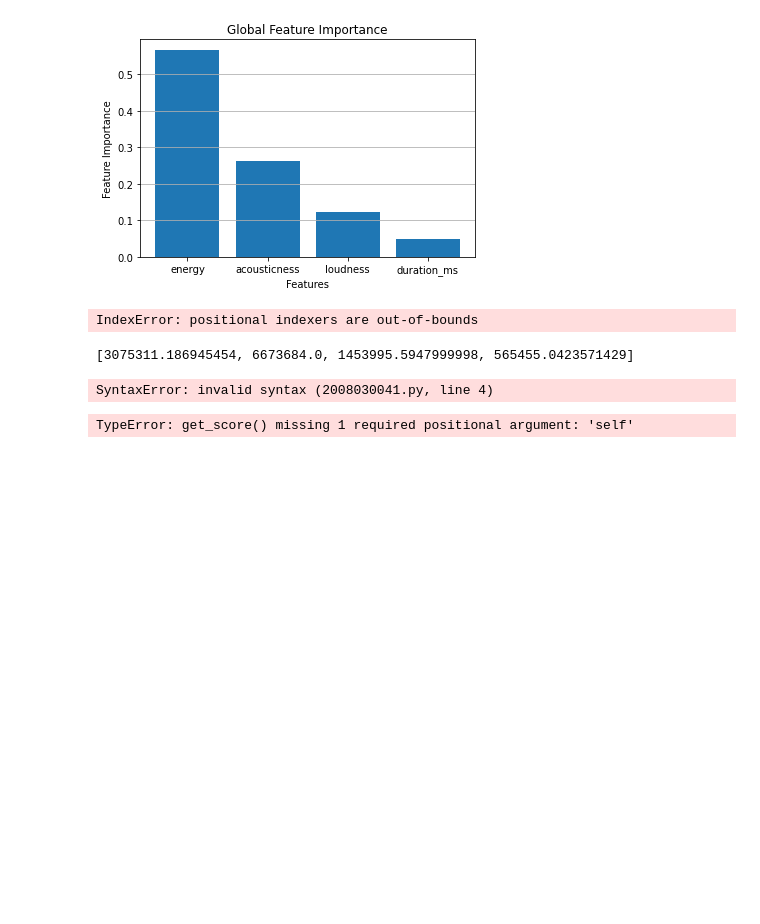
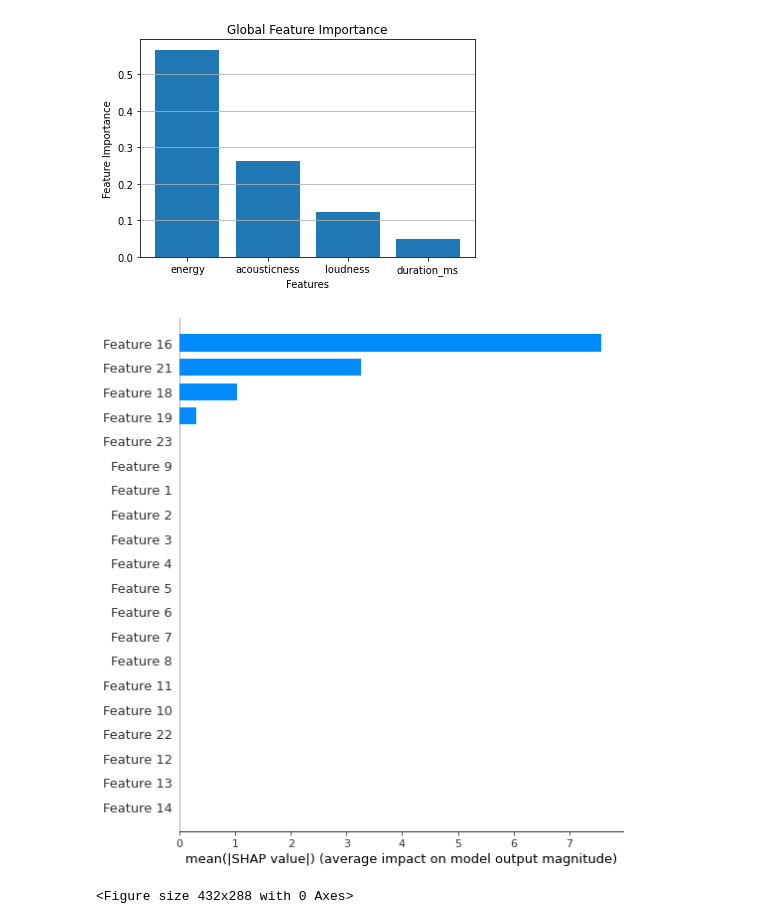
Before and after one commit to Pooja-Barai/spotify-songs-regression, a Jupyter notebook: src/Data 1030 - Final project.ipynb, the cells around one changed output. Saved outputs shown, nothing was run; the diff lists cells and outputs as text; code cells hidden in the pictures; blank space fills up the shorter version.

```diff
--- a/src/Data 1030 - Final project.ipynb
+++ b/src/Data 1030 - Final project.ipynb
@@ -481,6 +481,10 @@ X_train_prep = prep.fit_transform(X_train)
 X_CV_prep = prep.transform(X_CV)
 X_test_prep = prep.transform(X_test)
 
+df_train = pd.DataFrame(data=X_train_prep)
+df_CV = pd.DataFrame(data=X_CV_prep)
+df_test = pd.DataFrame(data=X_test_prep)
+
 base_score = r2_score(y_train, DummyRegressor(strategy="mean").fit(X_train_prep, y_train).predict(X_train_prep))
 print("Baseline score: ", base_score)
 # %% [output]
@@ -489,19 +493,19 @@ Baseline score:  0.0
 ## Model Comparison
 # %%
 # load models and corresponding scores
-file = open('results/lasso_models.save', 'rb')
+file = open('models/lasso_models.save', 'rb')
 best_models_lasso, test_scores_lasso = pickle.load(file)
 file.close()
 
-file = open('results/ridge_models.save', 'rb')
+file = open('models/ridge_models.save', 'rb')
 best_models_ridge, test_scores_ridge = pickle.load(file)
 file.close()
 
-file = open('results/elasticnet_models.save', 'rb')
+file = open('models/elasticnet_models.save', 'rb')
 best_models_EN, test_scores_EN = pickle.load(file)
 file.close()
 
-file = open('results/forest_models.save', 'rb')
+file = open('models/forest_models.save', 'rb')
 best_models_RF, test_scores_RF = pickle.load(file)
 file.close()
 
@@ -509,7 +513,7 @@ file.close()
 # best_models_KNN, test_scores_KNN = pickle.load(file)
 # file.close()
 
-file = open('results/xgb_models.save', 'rb')
+file = open('models/xgb_models.save', 'rb')
 best_models_xgb, test_scores_xgb = pickle.load(file)
 file.close()
 # %%
@@ -619,55 +594,13 @@ plt.show()
 # %%
 # shap
 explainer = shap.TreeExplainer(best)
 
 np.random.seed(4)
-X_shap = df_train.iloc[np.random.choice(len(X), 100, replace=False)]
+X_shap = df_train.iloc[np.random.choice(len(X_train_prep), 100, replace=False)]
 shap_values = explainer.shap_values(X_shap)
+
+shap.summary_plot(shap_values, X_test_prep, plot_type="bar")
+plt.savefig('figures/shap.png', dpi=300, format='png')
 # %% [output]
+[figure, added]
-IndexError: positional indexers are out-of-bounds
+<Figure size 432x288 with 0 Axes>
-# %%
-best = best_models_xgb[1]
-feature_important = best.get_booster().get_score(importance_type="gain")
-
-features = [prepped_ftrs[int(i)] for i in list(feature_important.keys())]
-scores = list(feature_important.values())
-
-nr_ftrs = 10
-
-scores = np.mean(scores_top, axis=0)
-sorted_indcs = np.argsort(np.mean(scores,axis=1))
-mean_permutation_scores = np.mean(scores, axis=1)
-top_mean_permutation_scores = mean_permutation_scores[sorted_indcs[-nr_ftrs:]][::-1]
-top_ftr_names = ftr_names[sorted_indcs[-nr_ftrs:]][::-1]
-
-
-plt.rcParams.update({'font.size': 14})
-plt.figure(figsize=(8,6))
-# plt.boxplot(scores[sorted_indcs[-nr_ftrs:]].T,labels=ftr_names[sorted_indcs[-nr_ftrs:]],vert=False)
-plt.bar(range(nr_ftrs), top_mean_permutation_scores)
-plt.xticks(range(nr_ftrs),top_ftr_names)
-plt.title("Top Permutation Importances")
-plt.ylabel('score with perturbed feature')
-plt.xlabel('Feature Names')
-plt.xticks(rotation=-45)
-plt.grid(axis='y')
-plt.tight_layout()
-plt.savefig('../figures/perm_test.png', dpi=300, format='png')
-plt.show()
-# %% [output]
-[3075311.186945454, 6673684.0, 1453995.5947999998, 565455.0423571429]
-# %%
-best = best_models_xgb[1]
-feature_important = best.get_booster().get_score(importance_type='weight')
-features = [list(feature_important.keys())
-values = list(feature_important.values())
-
-data = pd.DataFrame(data=values, index=keys, columns=["score"]).sort_values(by = "score", ascending=False)
-data.nlargest(24, columns="score").plot(kind='barh', figsize = (20,10)) ## plot top 40 features
-# %% [output]
-SyntaxError: invalid syntax (2008030041.py, line 4)
-# %%
-from xgboost import Booster
-Booster.get_score(fmap=prepped_ftrs, importance_type='weight')
-# %% [output]
-TypeError: get_score() missing 1 required positional argument: 'self'
```
Also changed, not shown: parts of 14 cells of this notebook, 1 other file.
